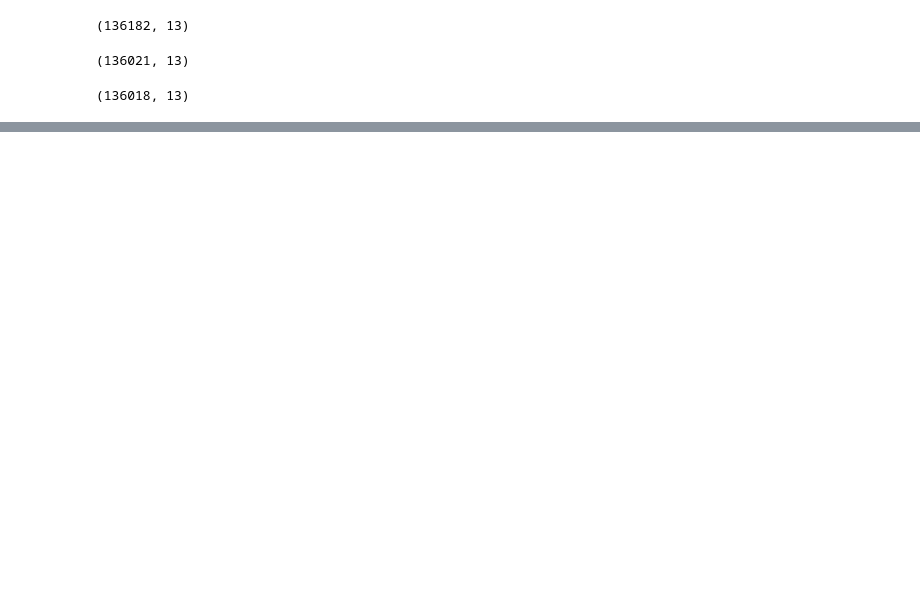
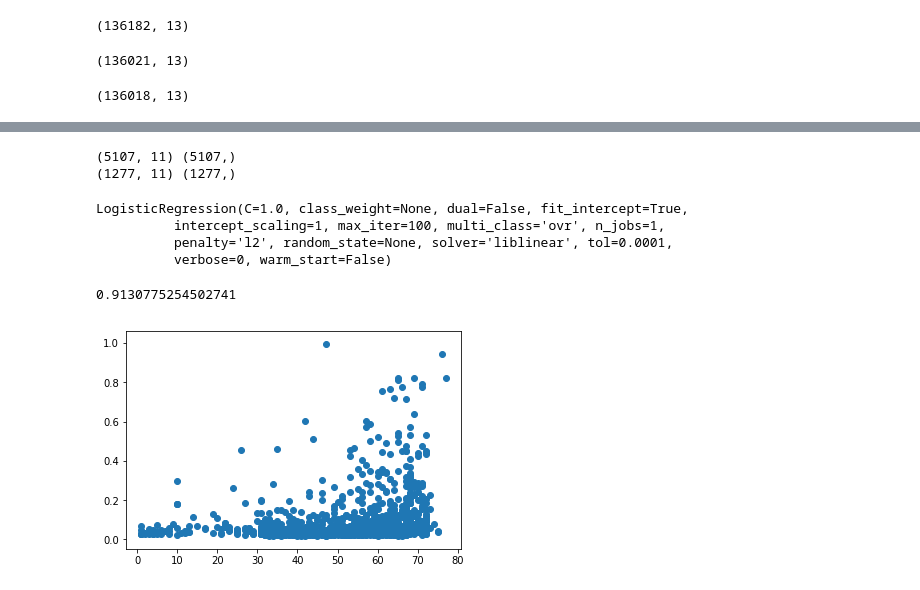
Before and after one commit to Schmoegurt/prospectmodel, a Jupyter notebook: Prospect Model.ipynb, the cells around one changed output, grey strips where cells are left out. Saved outputs shown, nothing was run; the diff lists cells and outputs as text; code cells hidden in the pictures; blank space fills up the shorter version.

```diff
--- a/Prospect Model.ipynb
+++ b/Prospect Model.ipynb
@@ -152,0 +228,28 @@ import pandas as pd
+# %%
+from sklearn.model_selection import train_test_split
+draft_year_df['50_plus_nhl_gp'] = np.where(draft_year_df['nhl_GP']>=50, 1, 0)
+# %%
+
+X_train, X_test, y_train, y_test = train_test_split(draft_year_df[[
+                                                                   'GP', 'G', 'A', 'TP',
+                                                                   'playoff_GP', 'playoff_G', 'playoff_A',
+                                                                   'playoff_TP',
+                                                                   'goals_to_points', 'pts_per_gp', 'age_adj_pts_g']],
+                                                    draft_year_df['50_plus_nhl_gp'], test_size=0.2)
+# %%
+print(X_train.shape, y_train.shape)
+print(X_test.shape, y_test.shape)
+# %% [output]
+(5107, 11) (5107,)
+(1277, 11) (1277,)
+# %%
+from sklearn.linear_model import LogisticRegression
+logisticRegr = LogisticRegression()
+logisticRegr.fit(X_train, y_train)
+# %% [output]
+LogisticRegression(C=1.0, class_weight=None, dual=False, fit_intercept=True,
+          intercept_scaling=1, max_iter=100, multi_class='ovr', n_jobs=1,
+          penalty='l2', random_state=None, solver='liblinear', tol=0.0001,
+          verbose=0, warm_start=False)
+# %%
+predictions = logisticRegr.predict_proba(X_test)[:,1]
@@ -152,0 +258,6 @@ import pandas as pd
+# %%
+plt.scatter(X_test['GP'], predictions)
+logisticRegr.score(X_test, y_test)
+# %% [output]
+0.9130775254502741
+[figure, added]
```
Also changed, not shown: parts of 45 cells of this notebook, 2 other files.
